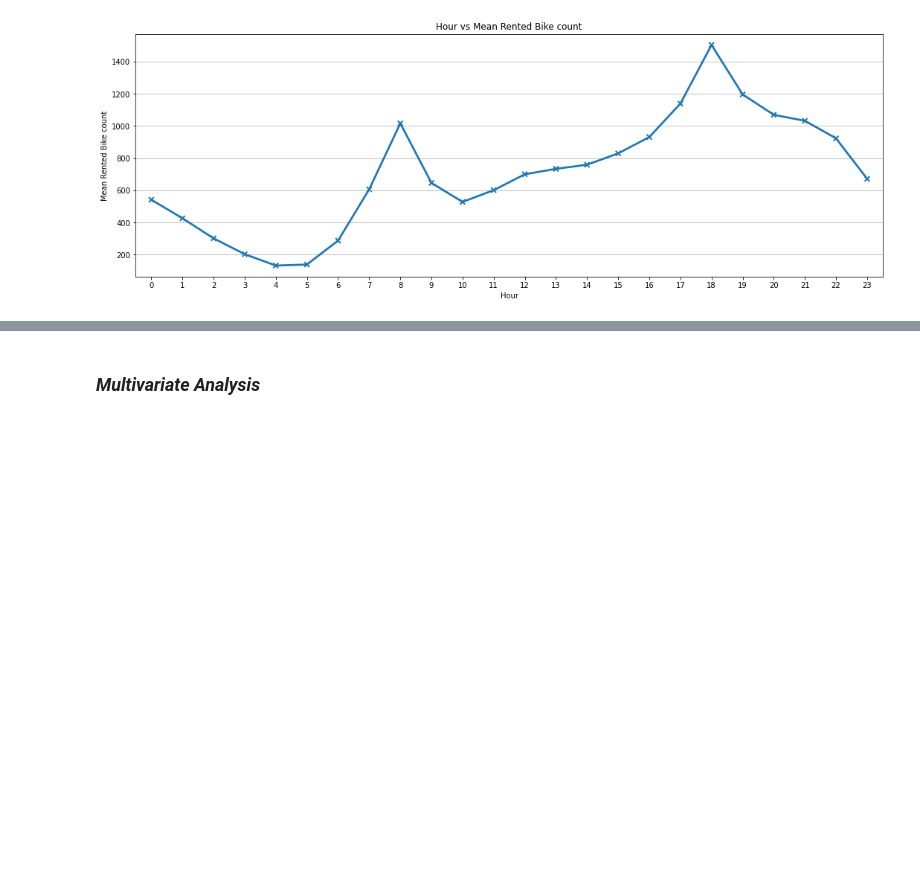
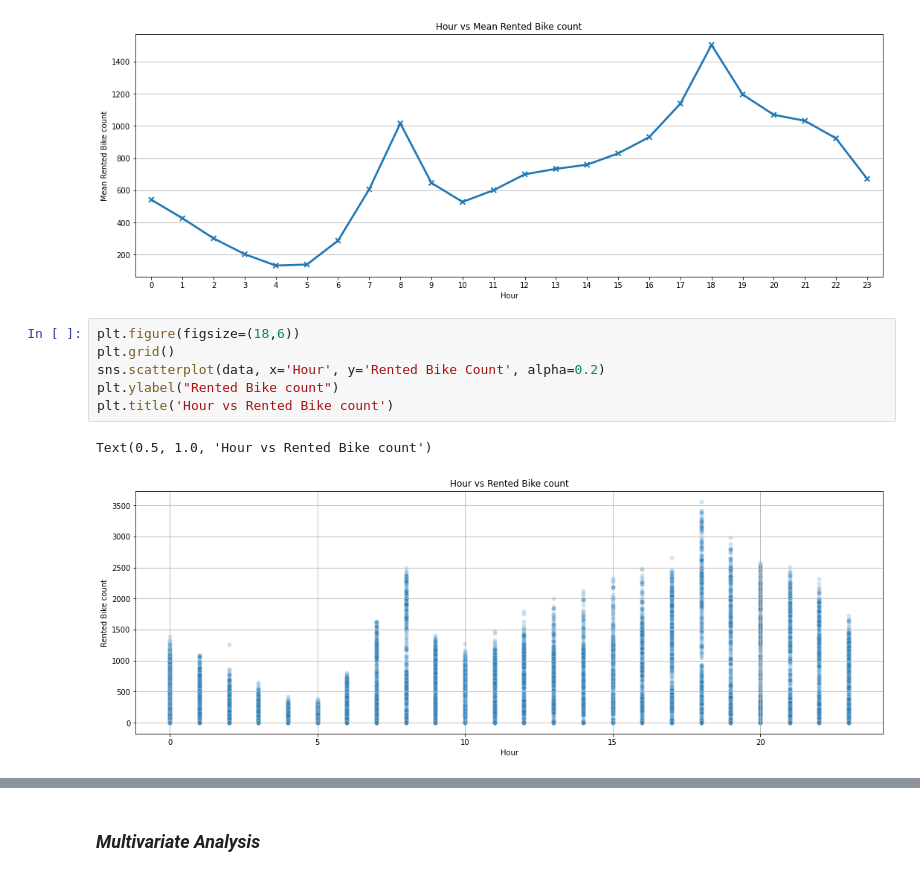
Before and after one commit to PrashantShrivastava1612/Bike-Sharing-Demand-Prediction, a Jupyter notebook: Bike_Sharing_Demand_Prediction.ipynb, the cells around one changed output, grey strips where cells are left out. Drawn from its saved outputs; the diff is of its cells as text; blank space fills up the shorter version.

```diff
--- a/Bike_Sharing_Demand_Prediction.ipynb
+++ b/Bike_Sharing_Demand_Prediction.ipynb
@@ -372,3 +366,12 @@ plt.title('Hour vs Mean Rented Bike count')
 # %% [output]
 Text(0.5, 1.0, 'Hour vs Mean Rented Bike count')
 [figure]
+# %%
+plt.figure(figsize=(18,6))
+plt.grid()
+sns.scatterplot(data, x='Hour', y='Rented Bike Count', alpha=0.2)
+plt.ylabel("Rented Bike count")
+plt.title('Hour vs Rented Bike count')
+# %% [output]
+Text(0.5, 1.0, 'Hour vs Rented Bike count')
+[figure, added]
```
Also changed, not shown: parts of 88 cells of this notebook.
